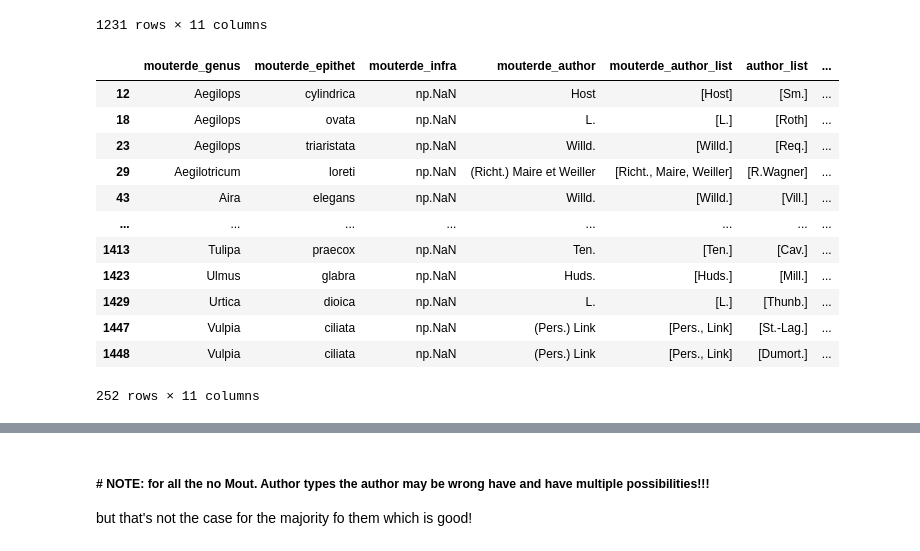
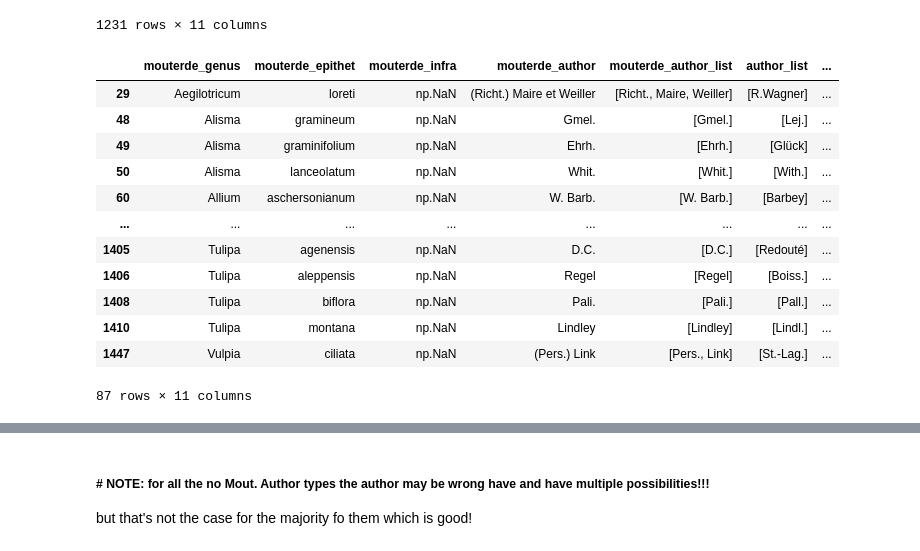
Before and after one commit to shidedh/UpdateFlora, a Jupyter notebook: fuzzy_code/fuzzy_match_pipeline.ipynb, the cells around one changed output, grey strips where cells are left out. Drawn from its saved outputs; the diff is of its cells as text; code cells hidden in the pictures.

Commit message:
filtering groups with single members

```diff
--- a/fuzzy_code/fuzzy_match_pipeline.ipynb
+++ b/fuzzy_code/fuzzy_match_pipeline.ipynb
@@ -621,7 +638,7 @@ def get_num_overlap(row):
     if row['mouterde_author_list'] == "np.NaN" or row['author_list'] == "np.NaN":
         return -1
 
-    authors_set_src = set(row['mouterde_author_list'])
+    authors_set_src = row['mouterde_author_list'] #not a set to account for (L.) L. situation
     authors_set_dst = set(row['author_list'])
     num_src = 0
     for author in authors_set_src:
@@ -631,7 +648,7 @@ def get_num_overlap(row):
     return num_src
 # %%
 def get_match_type(row):
-    authors_set_src = set(row['mouterde_author_list'])
+    authors_set_src = row['mouterde_author_list'] #not a set to account for (L.) L. situation
     authors_set_dst = set(row['author_list'])
     num_overlap = row['num_author_overlap']
 
@@ -786,18 +879,18 @@ vol1_merge_simplified_grouped
 | 1458 | Zostera | nana | np.NaN | Roth | [Roth] | [Roth] | ... |
 1231 rows × 11 columns
 # %%
-vol1_merge_simplified[vol1_merge_simplified['author_match_type'] == 'type -1']
+vol1_merge_simplified_grouped[vol1_merge_simplified_grouped['author_match_type'] == 'type -1']
 # %% [output]
 |  | mouterde_genus | mouterde_epithet | mouterde_infra | mouterde_author | mouterde_author_list | author_list | ... |
-| 12 | Aegilops | cylindrica | np.NaN | Host | [Host] | [Sm.] | ... |
-| 18 | Aegilops | ovata | np.NaN | L. | [L.] | [Roth] | ... |
-| 23 | Aegilops | triaristata | np.NaN | Willd. | [Willd.] | [Req.] | ... |
 | 29 | Aegilotricum | loreti | np.NaN | (Richt.) Maire et Weiller | [Richt., Maire, Weiller] | [R.Wagner] | ... |
-| 43 | Aira | elegans | np.NaN | Willd. | [Willd.] | [Vill.] | ... |
+| 48 | Alisma | gramineum | np.NaN | Gmel. | [Gmel.] | [Lej.] | ... |
+| 49 | Alisma | graminifolium | np.NaN | Ehrh. | [Ehrh.] | [Glück] | ... |
+| 50 | Alisma | lanceolatum | np.NaN | Whit. | [Whit.] | [With.] | ... |
+| 60 | Allium | aschersonianum | np.NaN | W. Barb. | [W. Barb.] | [Barbey] | ... |
 | ... | ... | ... | ... | ... | ... | ... | ... |
-| 1413 | Tulipa | praecox | np.NaN | Ten. | [Ten.] | [Cav.] | ... |
-| 1423 | Ulmus | glabra | np.NaN | Huds. | [Huds.] | [Mill.] | ... |
-| 1429 | Urtica | dioica | np.NaN | L. | [L.] | [Thunb.] | ... |
+| 1405 | Tulipa | agenensis | np.NaN | D.C. | [D.C.] | [Redouté] | ... |
+| 1406 | Tulipa | aleppensis | np.NaN | Regel | [Regel] | [Boiss.] | ... |
+| 1408 | Tulipa | biflora | np.NaN | Pali. | [Pali.] | [Pall.] | ... |
+| 1410 | Tulipa | montana | np.NaN | Lindley | [Lindley] | [Lindl.] | ... |
 | 1447 | Vulpia | ciliata | np.NaN | (Pers.) Link | [Pers., Link] | [St.-Lag.] | ... |
-| 1448 | Vulpia | ciliata | np.NaN | (Pers.) Link | [Pers., Link] | [Dumort.] | ... |
-252 rows × 11 columns
+87 rows × 11 columns
```
Also changed, not shown: parts of 41 cells of this notebook.
